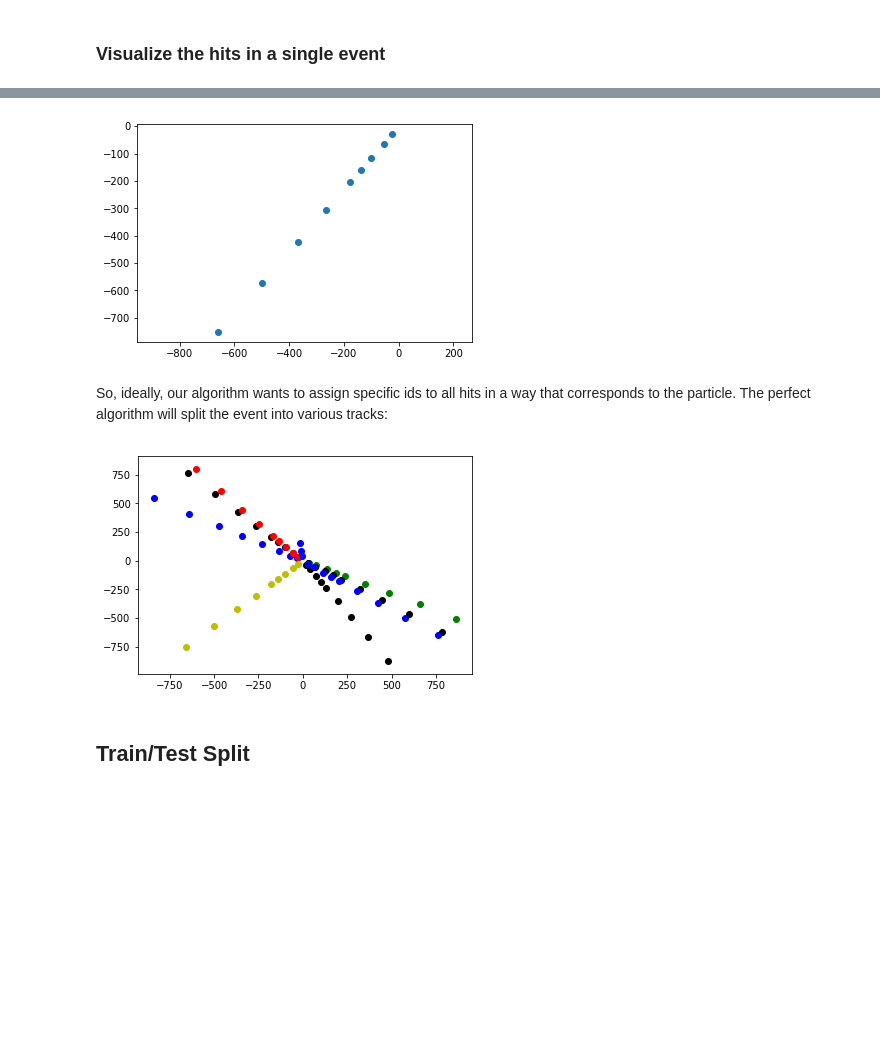
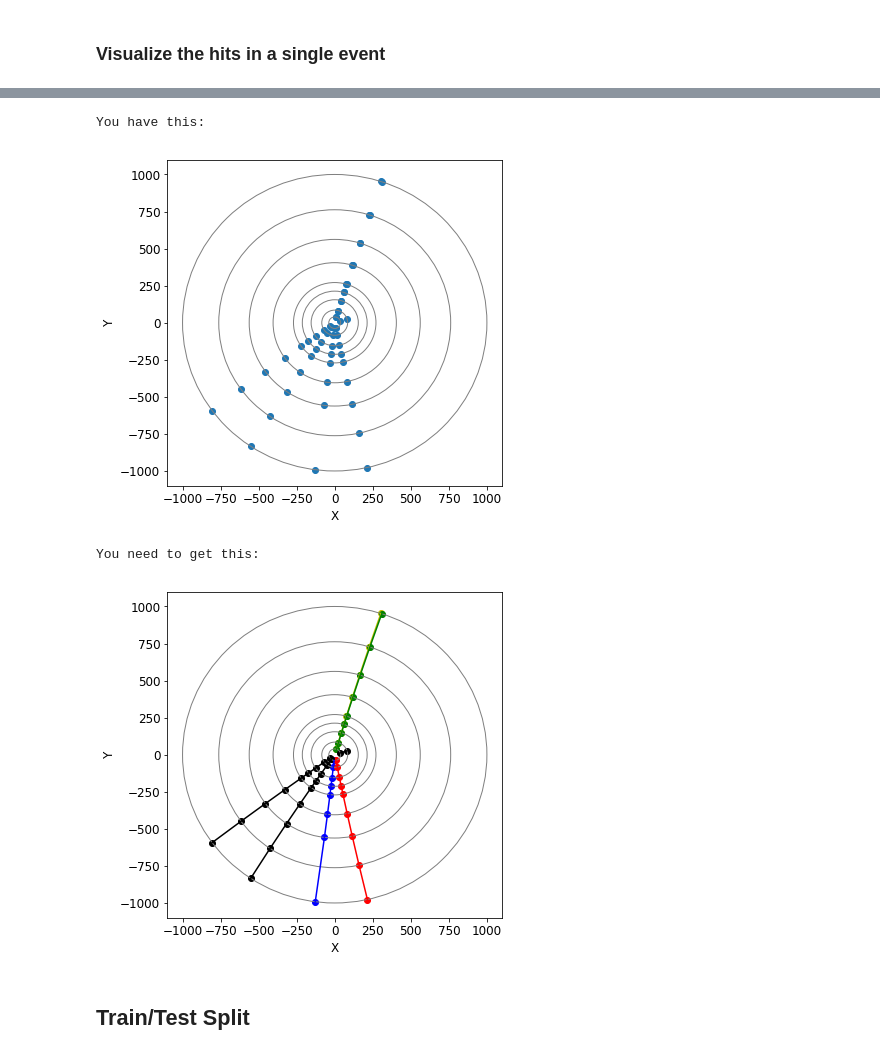
Before and after one commit to hushchyn-mikhail/mlhep, a Jupyter notebook: mlhep2019_tracking/RNN_practice.ipynb, the cells around one changed output, grey strips where cells are left out. Saved outputs shown, nothing was run; the diff lists cells and outputs as text; code cells hidden in the pictures; blank space fills up the shorter version.

```diff
--- a/mlhep2019_tracking/RNN_practice.ipynb
+++ b/mlhep2019_tracking/RNN_practice.ipynb
@@ -141,18 +121,0 @@ This is what the algorithm will see.
-# %%
-track_id = 2
-track_hits = (tracks == track_id)
-plt.scatter(pixel_x[track_hits], pixel_y[track_hits])
-plt.axis('equal')
-plt.show()
-# %% [output]
-[figure, removed]
-# %% [markdown]
-So, ideally, our algorithm wants to assign specific ids to all hits in a way that corresponds to the particle. The perfect algorithm will split the event into various tracks:
-# %%
-cmap = ['k', 'b', 'y', 'g', 'r', 'k', 'b']
-for track_id in np.unique(tracks):
-    track_hits = (tracks == track_id)
-    plt.scatter(pixel_x[track_hits], pixel_y[track_hits], color=cmap[int(track_id) % 7])
-plt.show()
-# %% [output]
-[figure, removed]
@@ -159,3 +134,48 @@ plt.show()
+# %%
+def plot_event(X, y=None):
+
+    cmap = ['k', 'b', 'y', 'g', 'r', 'k']
+    R=[39, 85, 155, 213, 271, 405, 562, 762, 1000]
+
+    hit_x = X[:, 3]
+    hit_y = X[:, 4]
+
+    plt.figure(figsize=(6, 6))
+    if y is None:
+        plt.scatter(hit_x, hit_y)
+
+    if y is not None:
+        for i_track in np.unique(y):
+            track_mask = y == i_track
+            track_x = hit_x[track_mask]
+            track_y = hit_y[track_mask]
+            track_r = np.sqrt(track_x**2 + track_y**2)
+            sorted_ids = np.argsort(track_r)
+            plt.plot(track_x[sorted_ids], track_y[sorted_ids], color=cmap[int(i_track) % len(cmap)])
+            plt.scatter(track_x[sorted_ids], track_y[sorted_ids], color=cmap[int(i_track) % len(cmap)])
+
+    for ar in R:
+        circle=plt.Circle((0,0), ar, color='0.5', fill=False)
+        plt.gcf().gca().add_artist(circle)
+
+    plt.xlim(-1100, 1100)
+    plt.ylim(-1100, 1100)
+    plt.xticks(size=12)
+    plt.yticks(size=12)
+    plt.xlabel('X', size=12)
+    plt.ylabel('Y', size=12)
+    plt.show()
+# %%
+print("You have this:")
+plot_event(X_event, None)
+
+print("You need to get this:")
+plot_event(X_event, y_event[:, 1])
+# %% [output]
+You have this:
+[figure, added]
+You need to get this:
+[figure, added]
 # %% [markdown]
 ## Train/Test Split
 # %%
```
Also changed, not shown: parts of 56 cells of this notebook.
